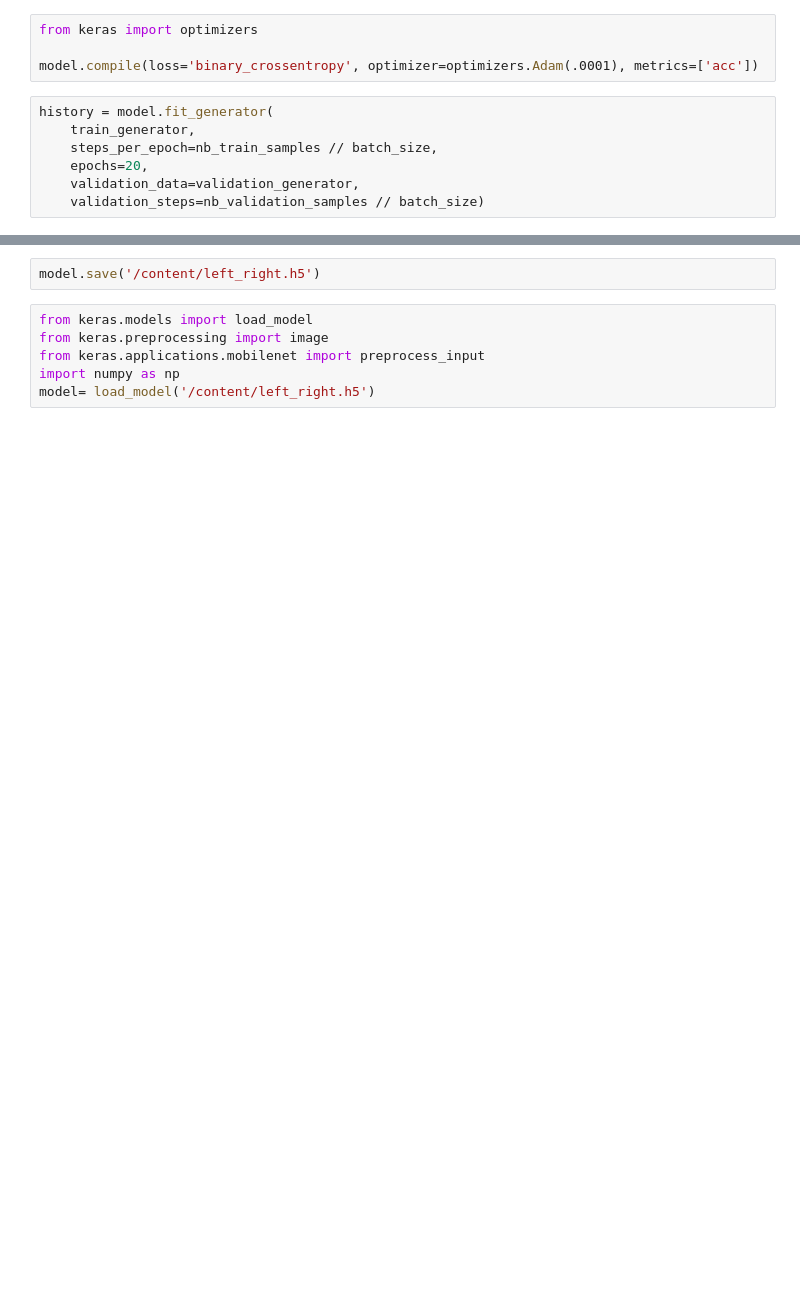
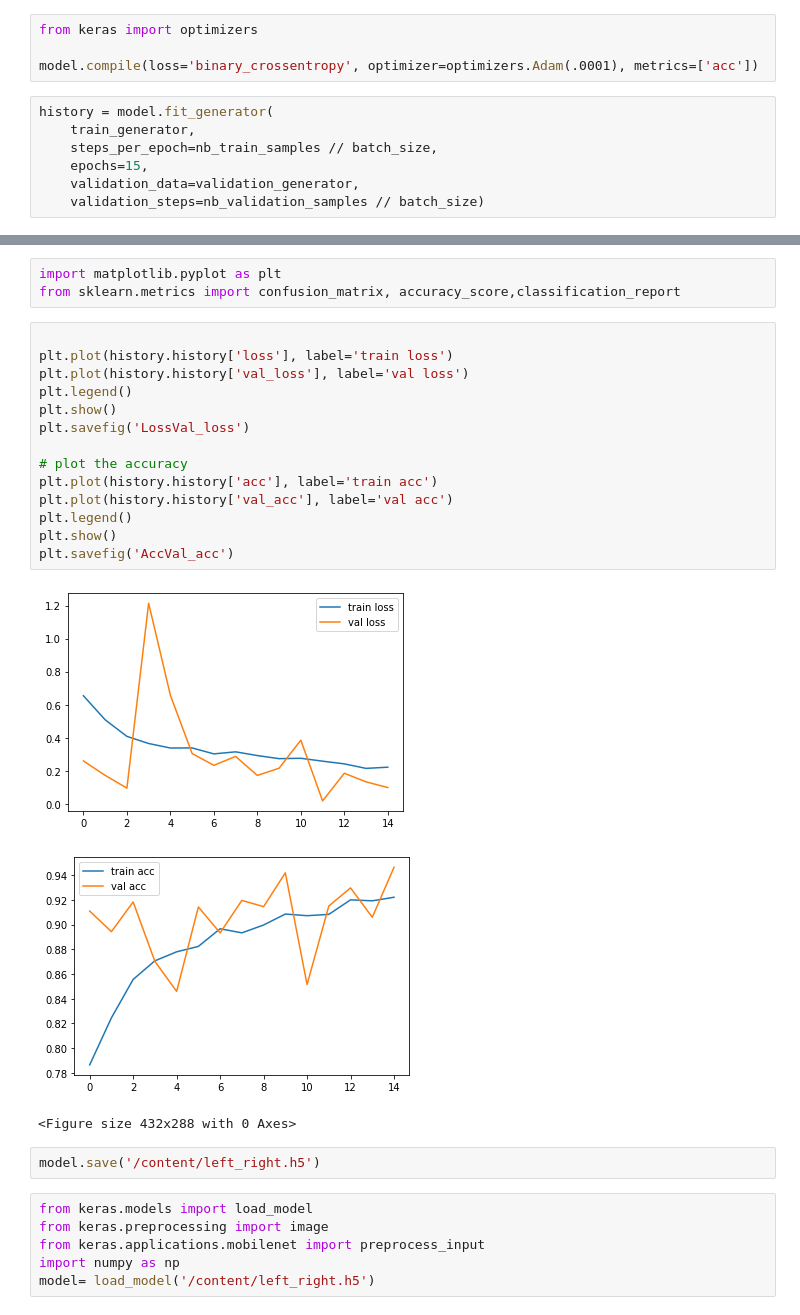
Before and after one commit to AbuKaisar24/Detect-left-and-right-eye-using-MobileNet, a Jupyter notebook: left_right.ipynb, the cells around one changed output, grey strips where cells are left out. Saved outputs shown, nothing was run; the diff lists cells and outputs as text; blank space fills up the shorter version.

```diff
--- a/left_right.ipynb
+++ b/left_right.ipynb
@@ -104,6 +121,6 @@ model.compile(loss='binary_crossentropy', optimizer=optimizers.Adam(.0001), metr
 history = model.fit_generator(
     train_generator,
     steps_per_epoch=nb_train_samples // batch_size,
-    epochs=20,
+    epochs=15,
     validation_data=validation_generator,
     validation_steps=nb_validation_samples // batch_size)
@@ -110,3 +145,24 @@ history = model.fit_generator(
+# %%
+import matplotlib.pyplot as plt
+from sklearn.metrics import confusion_matrix, accuracy_score,classification_report
+# %%
+
+plt.plot(history.history['loss'], label='train loss')
+plt.plot(history.history['val_loss'], label='val loss')
+plt.legend()
+plt.show()
+plt.savefig('LossVal_loss')
+
+# plot the accuracy
+plt.plot(history.history['acc'], label='train acc')
+plt.plot(history.history['val_acc'], label='val acc')
+plt.legend()
+plt.show()
+plt.savefig('AccVal_acc')
+# %% [output]
+[figure, added]
+[figure, added]
+<Figure size 432x288 with 0 Axes>
 # %%
 model.save('/content/left_right.h5')
 # %%
```
Also changed, not shown: parts of 13 cells of this notebook.
